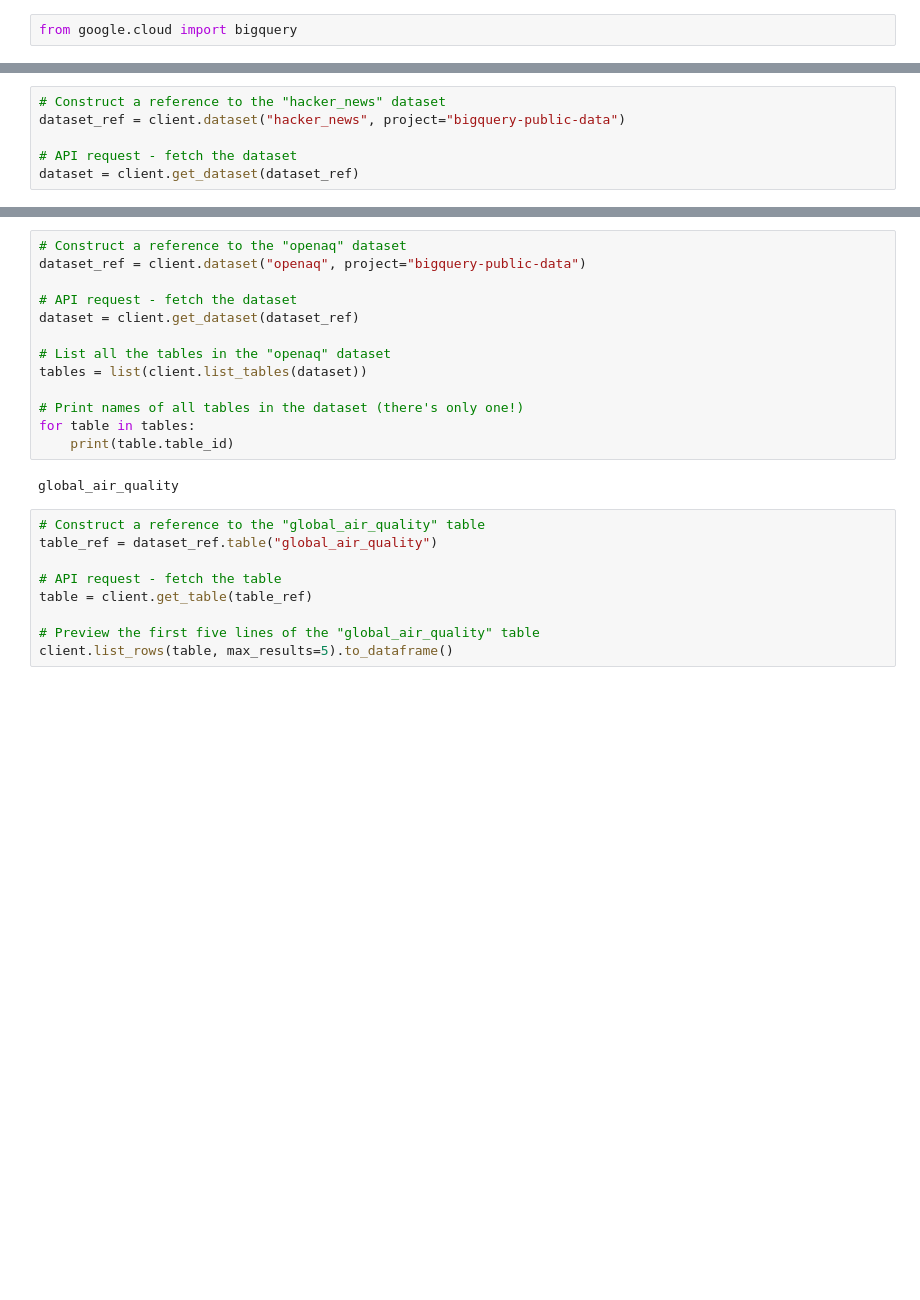
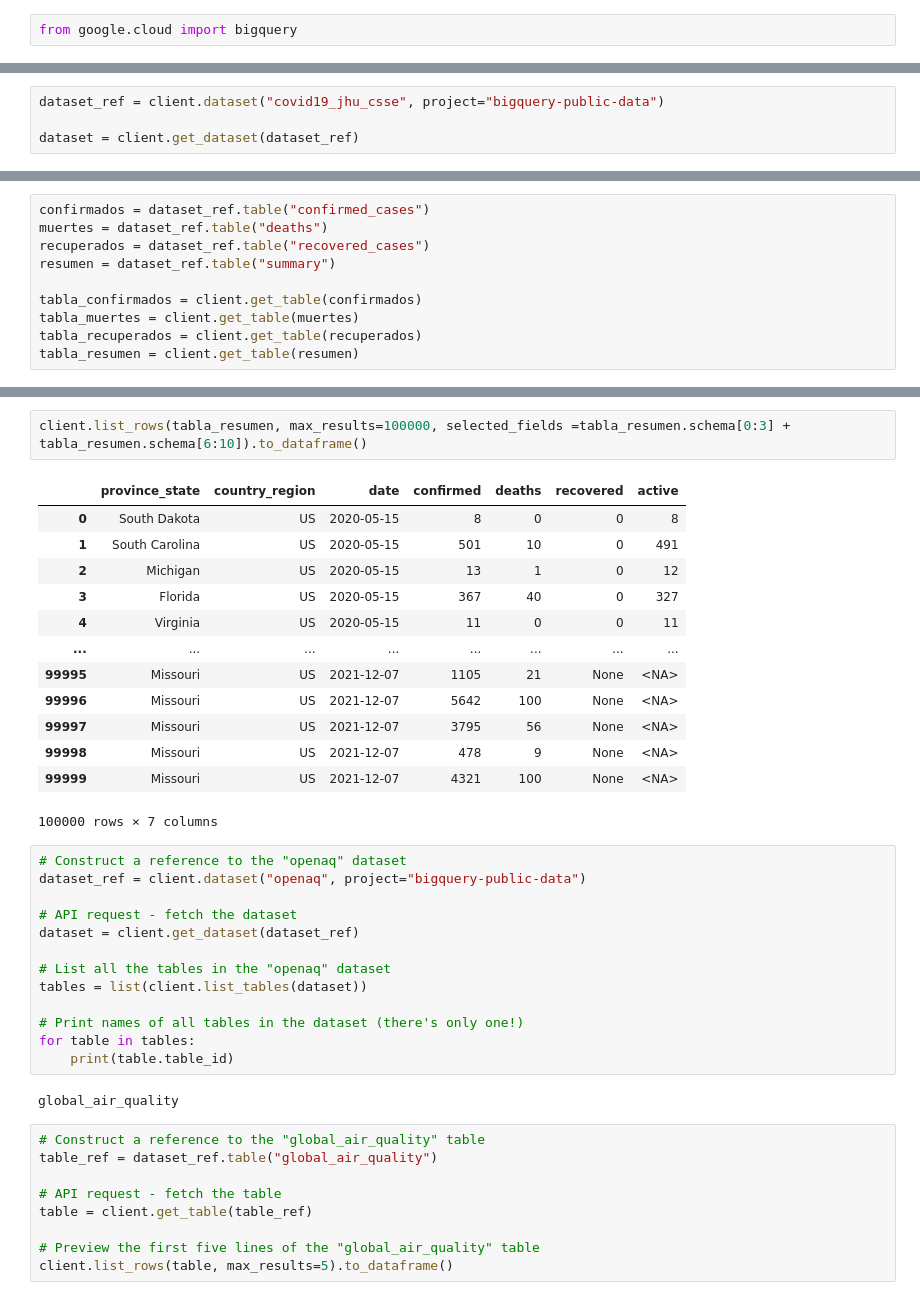
Before and after one commit to NicolasFredes/Prueba_1-main, a Jupyter notebook: Untitled-1.ipynb, the cells around one changed output, grey strips where cells are left out. Saved outputs shown, nothing was run; the diff lists cells and outputs as text; blank space fills up the shorter version.

Commit message:
base de covid cargada

```diff
--- a/Untitled-1.ipynb
+++ b/Untitled-1.ipynb
@@ -6,7 +5,5 @@ client = bigquery.Client()
 # %%
-# Construct a reference to the "hacker_news" dataset
-dataset_ref = client.dataset("hacker_news", project="bigquery-public-data")
+dataset_ref = client.dataset("covid19_jhu_csse", project="bigquery-public-data")
 
-# API request - fetch the dataset
 dataset = client.get_dataset(dataset_ref)
 # %%
@@ -54,0 +19,10 @@ client.list_rows(table, max_results=5).to_dataframe()
+# %%
+confirmados = dataset_ref.table("confirmed_cases")
+muertes = dataset_ref.table("deaths")
+recuperados = dataset_ref.table("recovered_cases")
+resumen = dataset_ref.table("summary")
+
+tabla_confirmados = client.get_table(confirmados)
+tabla_muertes = client.get_table(muertes)
+tabla_recuperados = client.get_table(recuperados)
+tabla_resumen = client.get_table(resumen)
@@ -55,3 +76,19 @@ client.list_rows(table, max_results=5).to_dataframe()
+# %%
+client.list_rows(tabla_resumen, max_results=100000, selected_fields =tabla_resumen.schema[0:3] + tabla_resumen.schema[6:10]).to_dataframe()
+# %% [output]
+|  | province_state | country_region | date | confirmed | deaths | recovered | active |
+| 0 | South Dakota | US | 2020-05-15 | 8 | 0 | 0 | 8 |
+| 1 | South Carolina | US | 2020-05-15 | 501 | 10 | 0 | 491 |
+| 2 | Michigan | US | 2020-05-15 | 13 | 1 | 0 | 12 |
+| 3 | Florida | US | 2020-05-15 | 367 | 40 | 0 | 327 |
+| 4 | Virginia | US | 2020-05-15 | 11 | 0 | 0 | 11 |
+| ... | ... | ... | ... | ... | ... | ... | ... |
+| 99995 | Missouri | US | 2021-12-07 | 1105 | 21 | None | <NA> |
+| 99996 | Missouri | US | 2021-12-07 | 5642 | 100 | None | <NA> |
+| 99997 | Missouri | US | 2021-12-07 | 3795 | 56 | None | <NA> |
+| 99998 | Missouri | US | 2021-12-07 | 478 | 9 | None | <NA> |
+| 99999 | Missouri | US | 2021-12-07 | 4321 | 100 | None | <NA> |
+100000 rows × 7 columns
 # %%
 # Construct a reference to the "openaq" dataset
 dataset_ref = client.dataset("openaq", project="bigquery-public-data")
```
Also changed, not shown: parts of 10 cells of this notebook.
